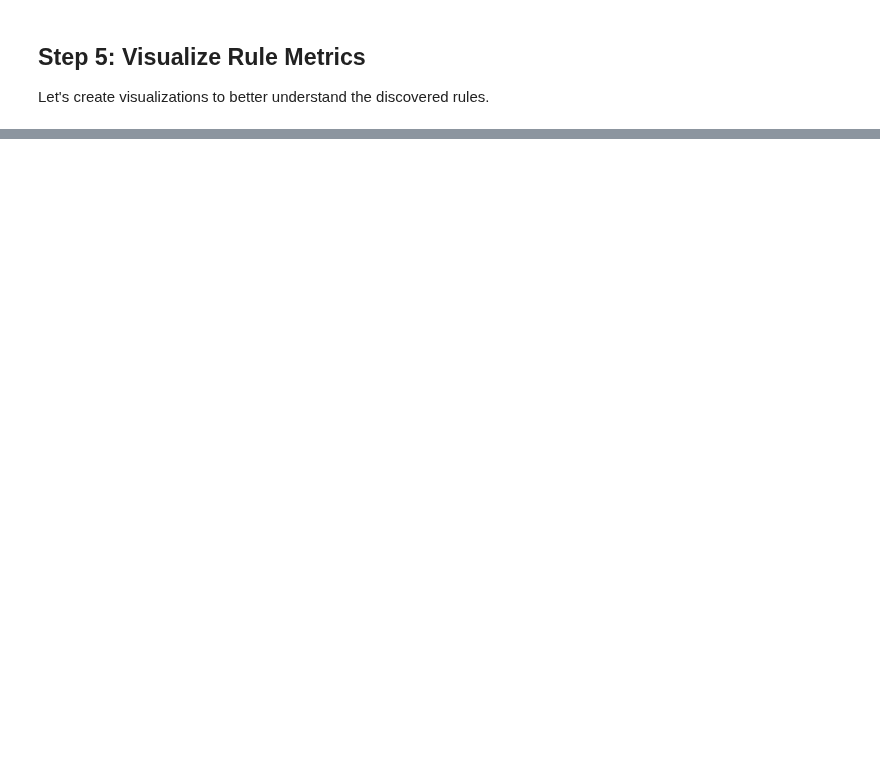
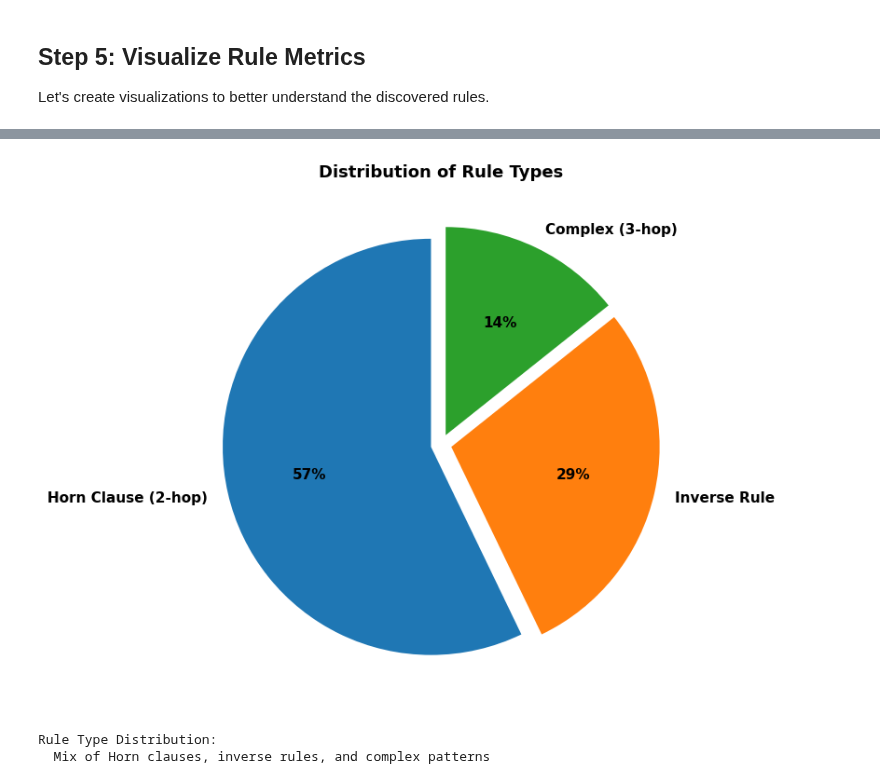
Before and after one commit to phanindragollapalli/A-Study-on-MetaFam-Knowledge-Graph, a Jupyter notebook: scripts/task-3.ipynb, the cells around one changed output, grey strips where cells are left out. Cells and saved outputs as stored; diff of their text form; code cells hidden in the pictures; blank space fills up the shorter version.

```diff
--- a/scripts/task-3.ipynb
+++ b/scripts/task-3.ipynb
@@ -618,0 +721,27 @@ print("  RIGHT: Rule type distribution - Mix of Horn clauses, inverse rules, and
+# %%
+# PLOT 3: Rule Types Distribution
+plt.figure(figsize=(8, 8))
+
+type_counts = summary_df['Type'].value_counts()
+colors_pie = ['#1f77b4', '#ff7f0e', '#2ca02c']
+
+plt.pie(
+    type_counts.values,
+    labels=type_counts.index,
+    autopct='%1.0f%%',
+    colors=colors_pie,
+    startangle=90,
+    explode=[0.05] * len(type_counts),
+    textprops={'fontsize': 11, 'fontweight': 'bold'}
+)
+plt.title('Distribution of Rule Types', fontsize=13, fontweight='bold')
+
+plt.tight_layout()
+plt.show()
+
+print("Rule Type Distribution:")
+print("  Mix of Horn clauses, inverse rules, and complex patterns")
+# %% [output]
+[figure, added]
+Rule Type Distribution:
+  Mix of Horn clauses, inverse rules, and complex patterns
```
Also changed, not shown: parts of 18 cells of this notebook, 3 other files.
